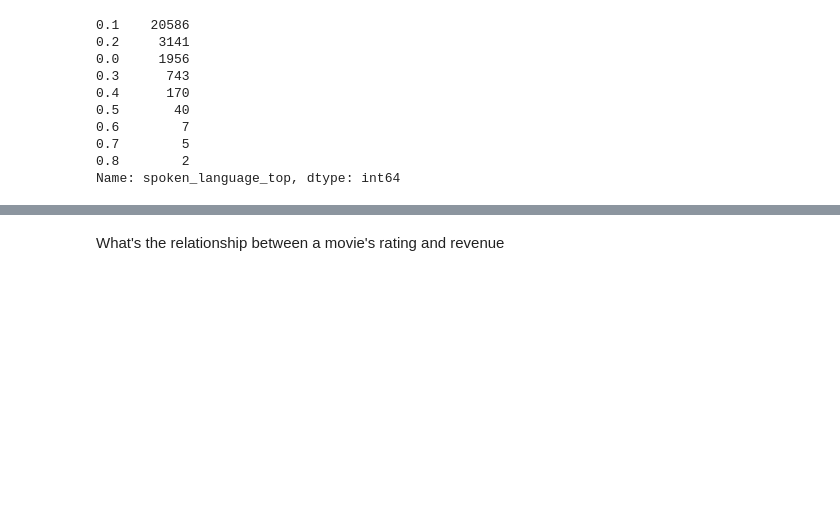
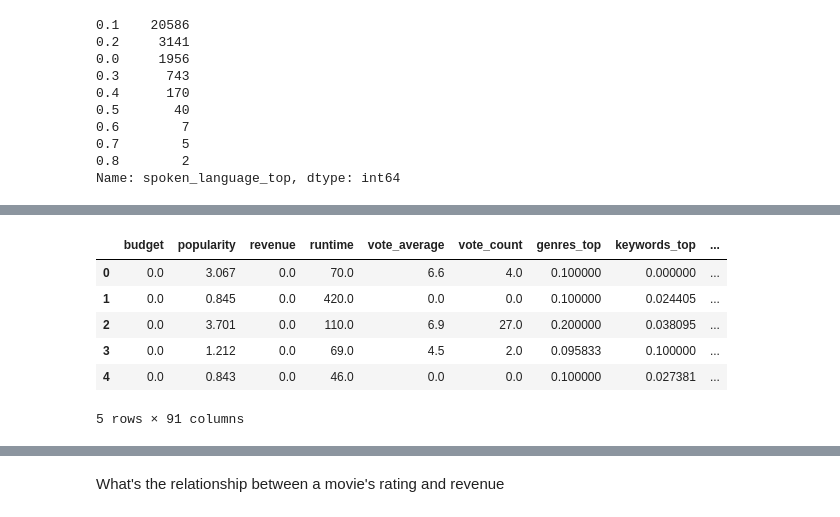
Before and after one commit to ChristopherDaigle/movie_ds_model, a Jupyter notebook: movie_data_analysis.ipynb, the cells around one changed output, grey strips where cells are left out. Drawn from its saved outputs; the diff is of its cells as text; code cells hidden in the pictures; blank space fills up the shorter version.

Commit message:
feat: knn impute

```diff
--- a/movie_data_analysis.ipynb
+++ b/movie_data_analysis.ipynb
@@ -432 +482,3 @@ df_info['null_3'].sort_values('miss_prop_3', ascending=False)
+# %%
+df_1.reset_index(inplace = True, drop = True)
 # %% [markdown]
@@ -441,2 +485,0 @@ df_info['null_3'].sort_values('miss_prop_3', ascending=False)
-# %%
-df_1 = df_1.dropna()
@@ -458,0 +486,7 @@ df_1
+# %%
+imputer = KNNImputer(n_neighbors=int(round(np.sqrt(df_1.shape[0]))))
+# %%
+%%time
+df_1.reset_index(inplace = True, drop = True)
+impute_df = df_1.drop(columns='release_date')
+impute_df_filled = imputer.fit_transform(X=impute_df)
@@ -458,0 +496,12 @@ df_1
+# %%
+imputed_cols = list(df_1.drop(columns='release_date').columns)
+df_impute = pd.DataFrame(data=impute_df_filled, columns=imputed_cols)
+df_impute.head()
+# %% [output]
+|  | budget | popularity | revenue | runtime | vote_average | vote_count | genres_top | keywords_top | ... |
+| 0 | 0.0 | 3.067 | 0.0 | 70.0 | 6.6 | 4.0 | 0.100000 | 0.000000 | ... |
+| 1 | 0.0 | 0.845 | 0.0 | 420.0 | 0.0 | 0.0 | 0.100000 | 0.024405 | ... |
+| 2 | 0.0 | 3.701 | 0.0 | 110.0 | 6.9 | 27.0 | 0.200000 | 0.038095 | ... |
+| 3 | 0.0 | 1.212 | 0.0 | 69.0 | 4.5 | 2.0 | 0.095833 | 0.100000 | ... |
+| 4 | 0.0 | 0.843 | 0.0 | 46.0 | 0.0 | 0.0 | 0.100000 | 0.027381 | ... |
+5 rows × 91 columns
```
Also changed, not shown: parts of 25 cells of this notebook.
